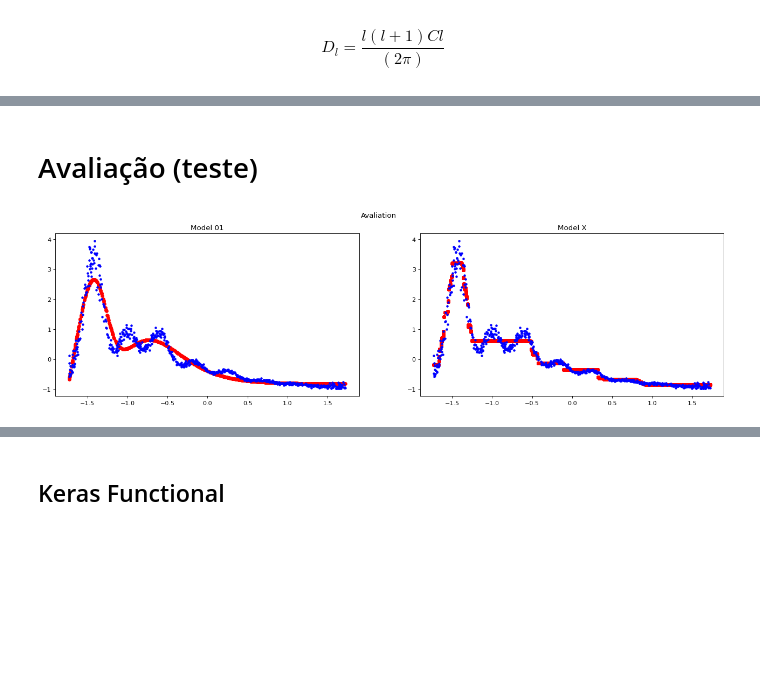
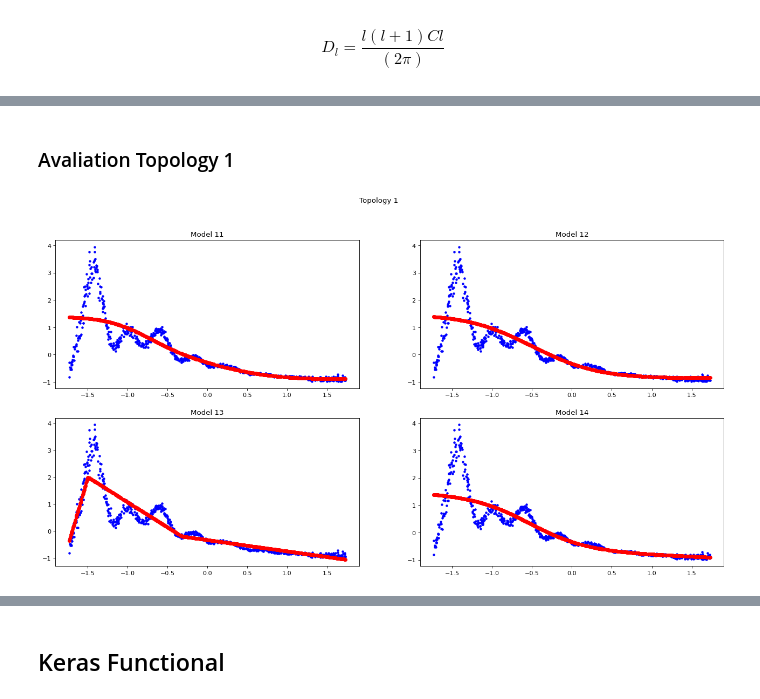
Before and after one commit to barauna-lo/Neurocomputing, a Jupyter notebook: Project_01_MLP.ipynb, the cells around one changed output, grey strips where cells are left out. Drawn from its saved outputs; the diff is of its cells as text; code cells hidden in the pictures; blank space fills up the shorter version.

```diff
--- a/Project_01_MLP.ipynb
+++ b/Project_01_MLP.ipynb
@@ -260,25 +340,34 @@ plt.show()
-# %% [markdown]
-# Avaliação (teste)
-# %%
-figure(figsize=(20,5),dpi=80)
-plt.suptitle('Avaliation')
-plt.subplot(1,2,1)
-y_rest = model_01.predict(x_train)
-plt.plot(x_train, y_rest, '.', markersize=10 ,color='red')
-plt.plot(x_train, y_train, '.', color='blue')
-plt.title('Model 01')
-#plt.xscale('log')
-
-plt.subplot(1,2,2)
-y_rest = model_x.predict(x_train)
-plt.plot(x_train, y_rest, '.', markersize=10 ,color='red')
-plt.plot(x_train, y_train, '.', color='blue')
-plt.title('Model X')
-#plt.xscale('log')
-
-plt.show()
-# %% [output]
-[figure, removed]
+# %% [markdown]
+### Avaliation Topology 1
+# %%
+figure(figsize=(20,10),dpi=80)
+plt.suptitle('Topology 1')
+plt.subplot(        2,2,1)
+plt.plot(x_train, y_train, '.', color='blue')
+plt.plot(x_train, model_11.predict(x_train), '.', markersize=10 ,color='red')
+plt.title(       'Model 11')
+#plt.xscale('log')
+
+plt.subplot(        2,2,2)
+plt.plot(x_train, y_train, '.', color='blue')
+plt.plot(x_train, model_12.predict(x_train), '.', markersize=10 ,color='red')
+plt.title(       'Model 12')
+#plt.xscale('log')
+
+plt.subplot(        2,2,3)
+plt.plot(x_train, y_train, '.', color='blue')
+plt.plot(x_train, model_13.predict(x_train), '.', markersize=10 ,color='red')
+plt.title(       'Model 13')
+#plt.xscale('log')
+
+plt.subplot(        2,2,4)
+plt.plot(x_train, y_train, '.', color='blue')
+plt.plot(x_train, model_14.predict(x_train), '.', markersize=10 ,color='red')
+plt.title(       'Model 14')
+#plt.xscale('log')
+plt.show()
+# %% [output]
+[figure, added]
 # %%
 score_01 = model_01.evaluate(x_test, y_test, verbose=0)
 score_x = model_x.evaluate(x_test, y_test, verbose=0)
```
Also changed, not shown: parts of 20 cells of this notebook.
